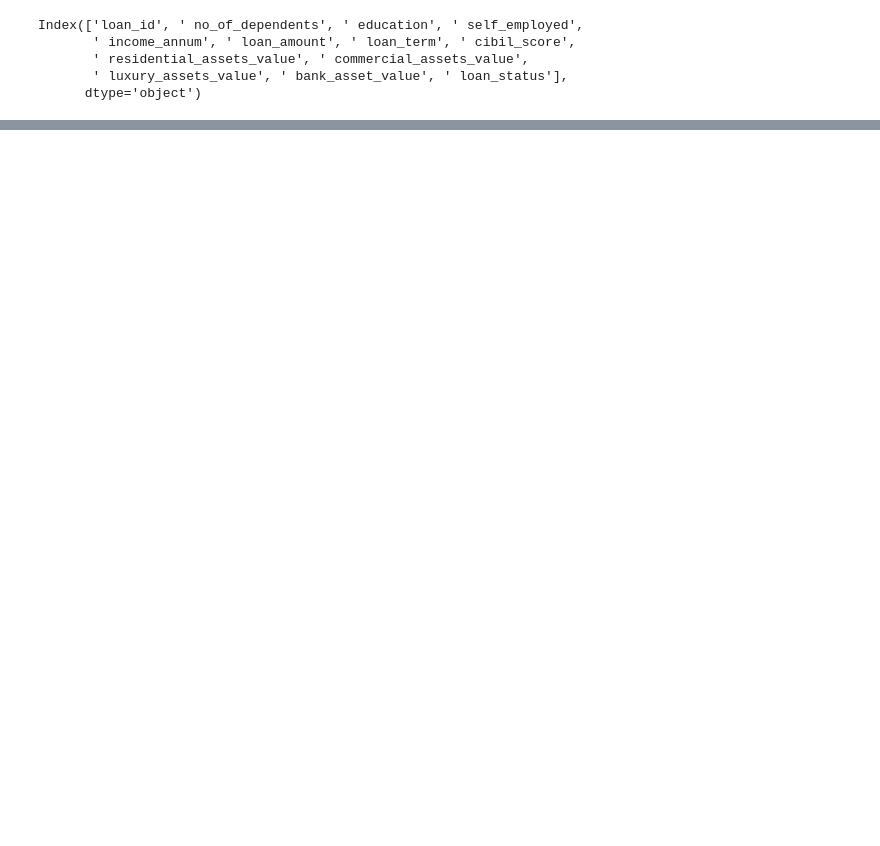
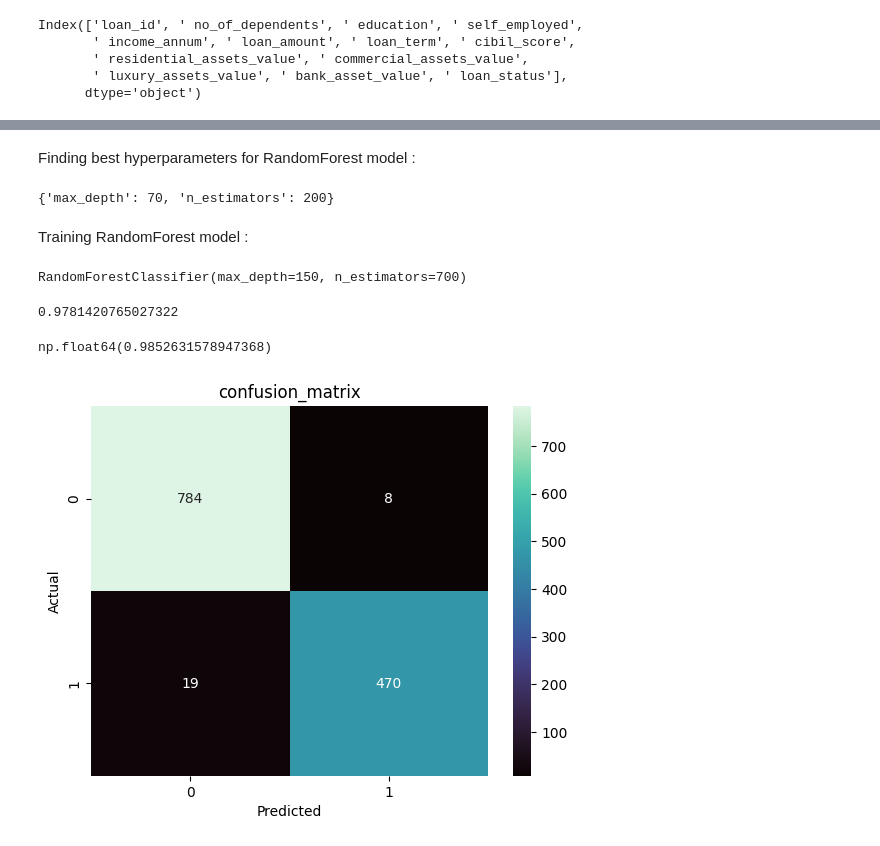
Before and after one commit to AmirrezaMadadi/loan-approval-prediction, a Jupyter notebook: loan_approval_prediction.ipynb, the cells around one changed output, grey strips where cells are left out. Cells and saved outputs as stored; diff of their text form; code cells hidden in the pictures; blank space fills up the shorter version.

```diff
--- a/loan_approval_prediction.ipynb
+++ b/loan_approval_prediction.ipynb
@@ -328,0 +294,4 @@ np.float64(0.89375)
+# %%
+dt_model = DecisionTreeClassifier(criterion='entropy', max_depth=70)
+
+dt_model.fit(X_train, y_train)
@@ -328,0 +319,41 @@ np.float64(0.89375)
+# %% [markdown]
+Finding best hyperparameters for RandomForest model :
+# %%
+param_grid = {
+    'n_estimators': [200, 700],
+    'max_depth': [4,6,8,10,11,15,20,40,70,120,150],
+}
+
+rfc_grid = GridSearchCV(RandomForestClassifier(), param_grid, cv=5, scoring='f1')
+rfc_grid.fit(X_train, y_train)
+
+rfc_grid.best_params_
+# %% [output]
+{'max_depth': 70, 'n_estimators': 200}
+# %% [markdown]
+Training RandomForest model :
+# %%
+rfc_model = RandomForestClassifier(max_depth=150, n_estimators=700)
+
+rfc_model.fit(X_train, y_train)
+# %% [output]
+RandomForestClassifier(max_depth=150, n_estimators=700)
+# %%
+y_pred_rf = rfc_model.predict(X_test)
+# %%
+accuracy_score(y_test, y_pred_rf)
+# %% [output]
+0.9781420765027322
+# %%
+precision_score(y_test, y_pred_rf)
+# %% [output]
+np.float64(0.9852631578947368)
+# %%
+sns.heatmap(confusion_matrix(y_test, y_pred_rf), annot=True, cmap='mako', fmt='d')
+plt.xlabel('Predicted')
+plt.ylabel('Actual')
+plt.title('confusion_matrix')
+
+plt.show()
+# %% [output]
+[figure, added]
```
Also changed, not shown: parts of 99 cells of this notebook.
